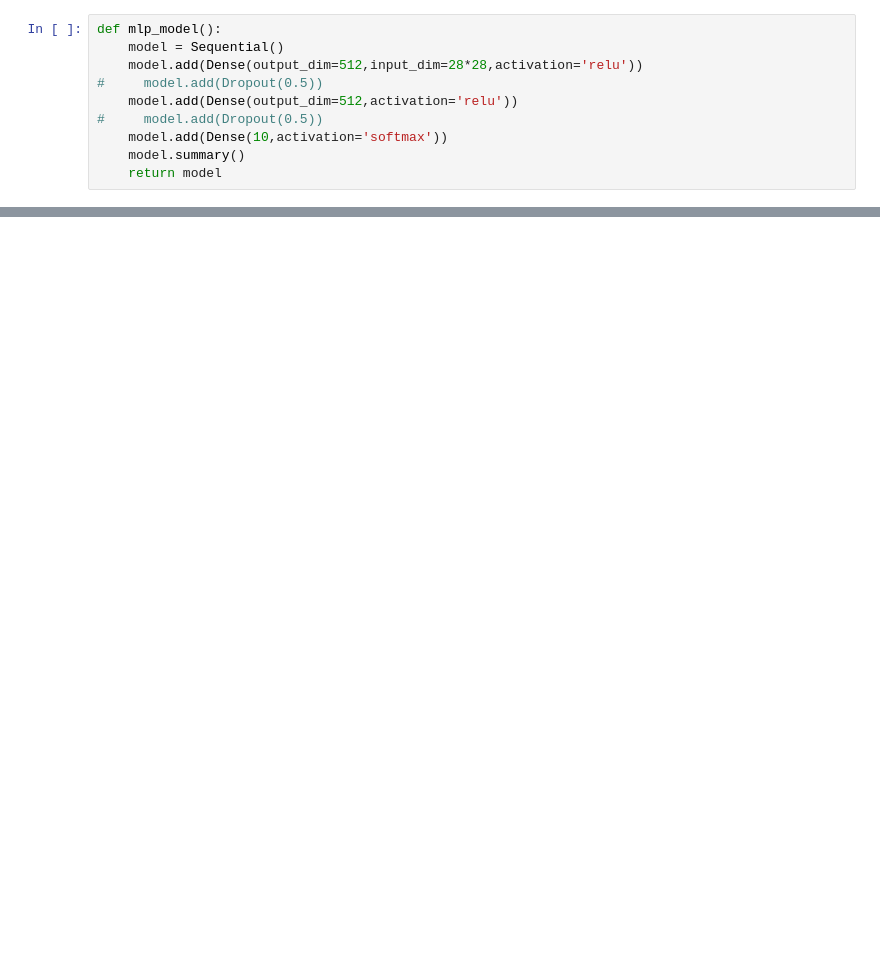
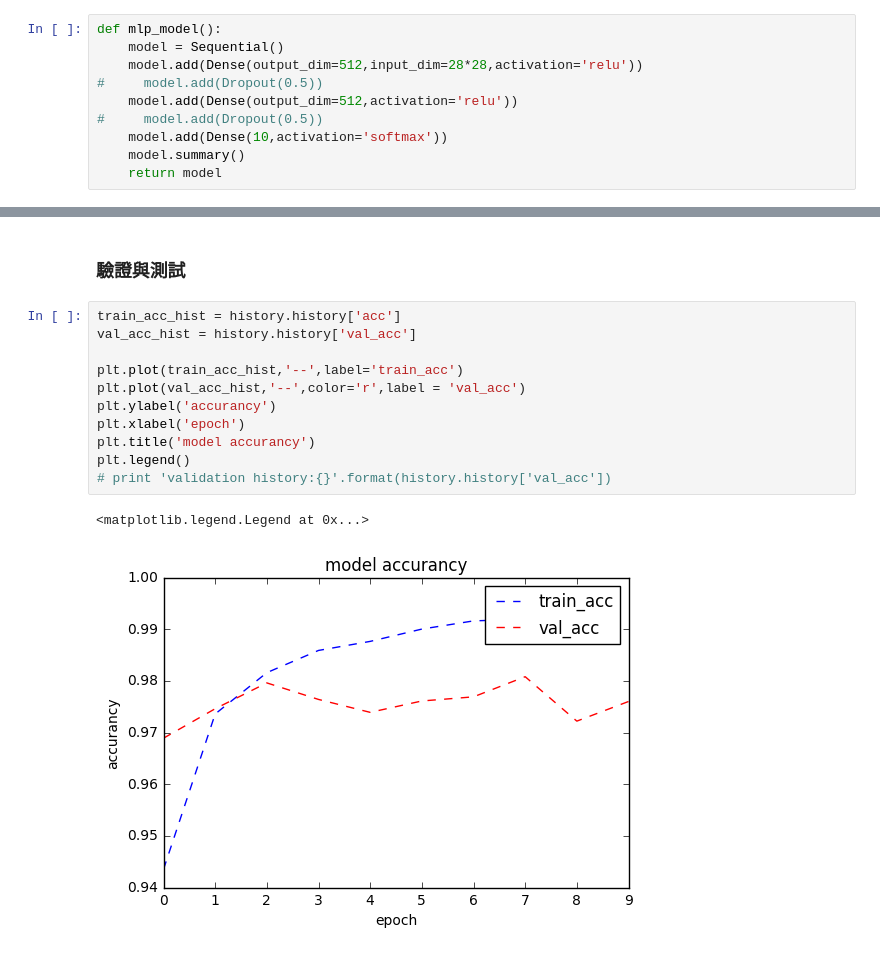
Before and after one commit to ihongChen/keras-tutorial, a Jupyter notebook: mnist-classify.ipynb, the cells around one changed output, grey strips where cells are left out. Cells and saved outputs as stored; diff of their text form; blank space fills up the shorter version.

```diff
--- a/mnist-classify.ipynb
+++ b/mnist-classify.ipynb
@@ -328,0 +145,16 @@ Epoch 10/10
+# %% [markdown]
+### 驗證與測試
+# %%
+train_acc_hist = history.history['acc']
+val_acc_hist = history.history['val_acc']
+
+plt.plot(train_acc_hist,'--',label='train_acc')
+plt.plot(val_acc_hist,'--',color='r',label = 'val_acc')
+plt.ylabel('accurancy')
+plt.xlabel('epoch')
+plt.title('model accurancy')
+plt.legend()
+# print 'validation history:{}'.format(history.history['val_acc'])
+# %% [output]
+<matplotlib.legend.Legend at 0x...>
+[figure, added]
```
Also changed, not shown: parts of 32 cells of this notebook.
